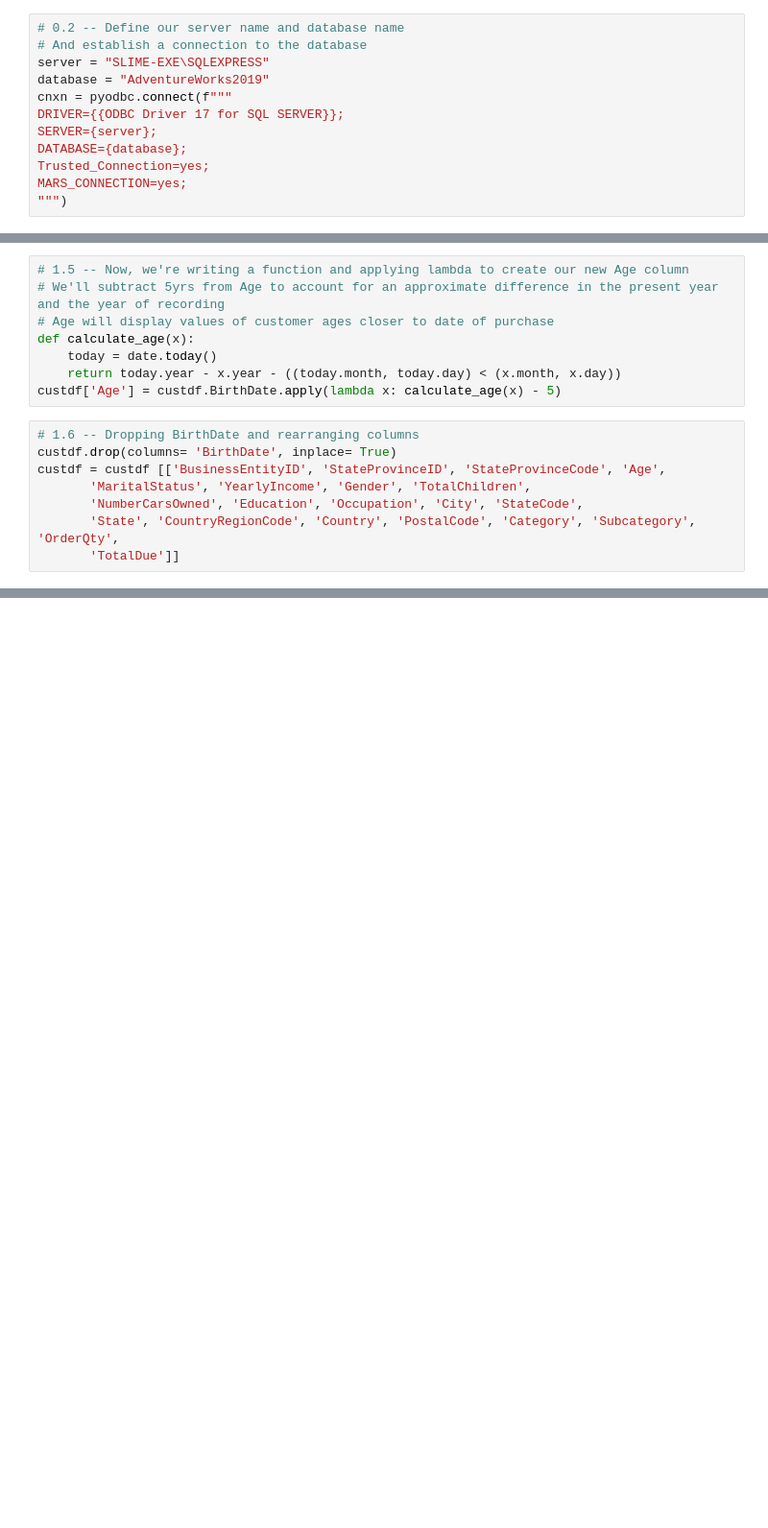
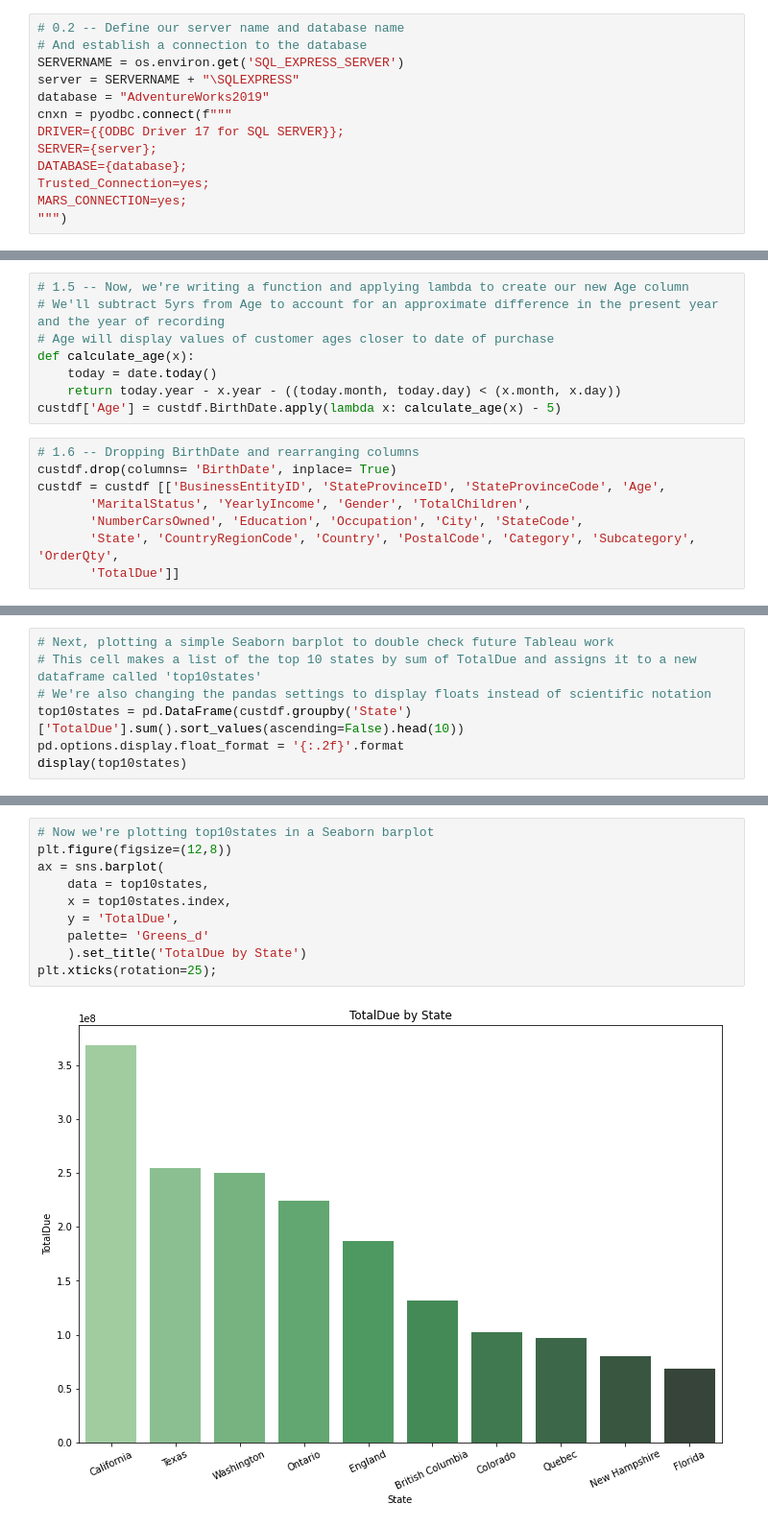
Before and after one commit to andrewbruening/AdventureWorks-Demographic-Analysis, a Jupyter notebook: AdventureWorks2019.ipynb, the cells around one changed output, grey strips where cells are left out. Shown at 96% size. Drawn from its saved outputs; the diff is of its cells as text; blank space fills up the shorter version.

Commit message:
Seaborn Update

```diff
--- a/AdventureWorks2019.ipynb
+++ b/AdventureWorks2019.ipynb
@@ -28,7 +31,8 @@ ODBC Driver 17 for SQL Server
 # %%
 # 0.2 -- Define our server name and database name
 # And establish a connection to the database
-server = "SLIME-EXE\SQLEXPRESS"
+SERVERNAME = os.environ.get('SQL_EXPRESS_SERVER')
+server = SERVERNAME + "\SQLEXPRESS"
 database = "AdventureWorks2019"
 cnxn = pyodbc.connect(f"""
 DRIVER={{ODBC Driver 17 for SQL SERVER}};
@@ -192,0 +195,7 @@ Creating the Correlation Matrix
+# %%
+# Next, plotting a simple Seaborn barplot to double check future Tableau work
+# This cell makes a list of the top 10 states by sum of TotalDue and assigns it to a new dataframe called 'top10states'
+# We're also changing the pandas settings to display floats instead of scientific notation
+top10states = pd.DataFrame(custdf.groupby('State')['TotalDue'].sum().sort_values(ascending=False).head(10))
+pd.options.display.float_format = '{:.2f}'.format
+display(top10states)
@@ -193 +215,13 @@ Creating the Correlation Matrix
+# %%
+# Now we're plotting top10states in a Seaborn barplot
+plt.figure(figsize=(12,8))
+ax = sns.barplot(
+    data = top10states,
+    x = top10states.index,
+    y = 'TotalDue',
+    palette= 'Greens_d'
+    ).set_title('TotalDue by State')
+plt.xticks(rotation=25);
+# %% [output]
+[figure, added]
 # %% [markdown]
```
Also changed, not shown: parts of 10 cells of this notebook.
